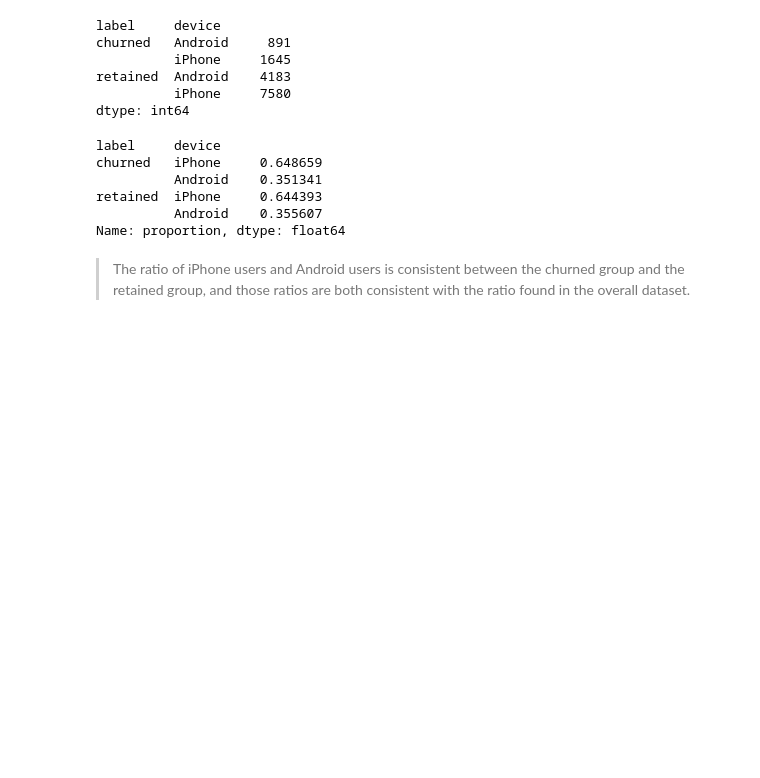
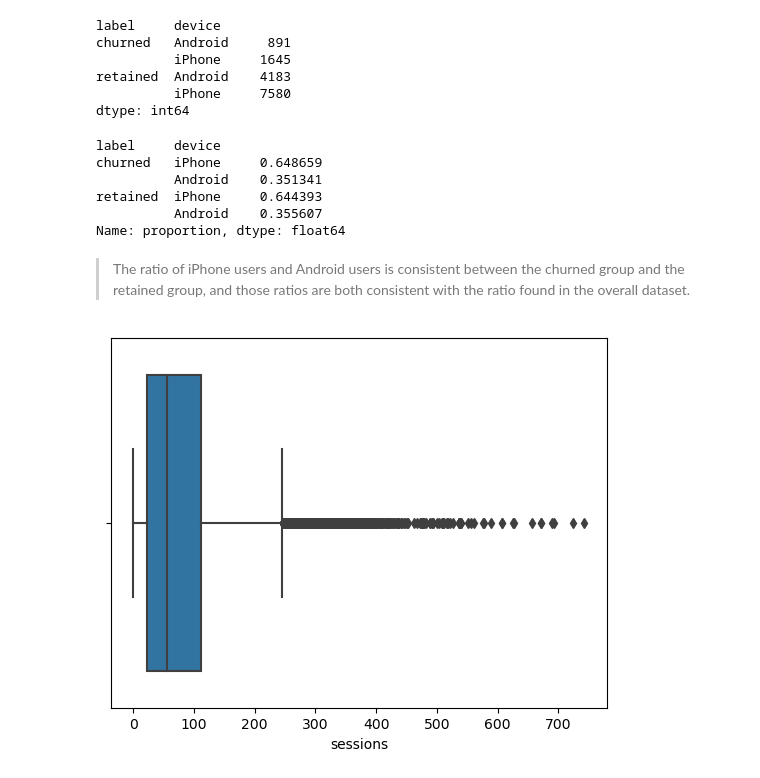
Before and after one commit to alishanstyles/Waze, a Jupyter notebook: Untitled.ipynb, the cells around one changed output. Cells and saved outputs as stored; diff of their text form; code cells hidden in the pictures; blank space fills up the shorter version.

Commit message:
working on visualizations

```diff
--- a/Untitled.ipynb
+++ b/Untitled.ipynb
@@ -197,3 +215,8 @@ retained  iPhone     0.644393
 Name: proportion, dtype: float64
 # %% [markdown]
 > The ratio of iPhone users and Android users is consistent between the churned group and the retained group, and those ratios are both consistent with the ratio found in the overall dataset.
+# %%
+sns.boxplot(data = df,
+            x = 'sessions');
+# %% [output]
+[figure, added]
```
Also changed, not shown: parts of 7 cells of this notebook.
